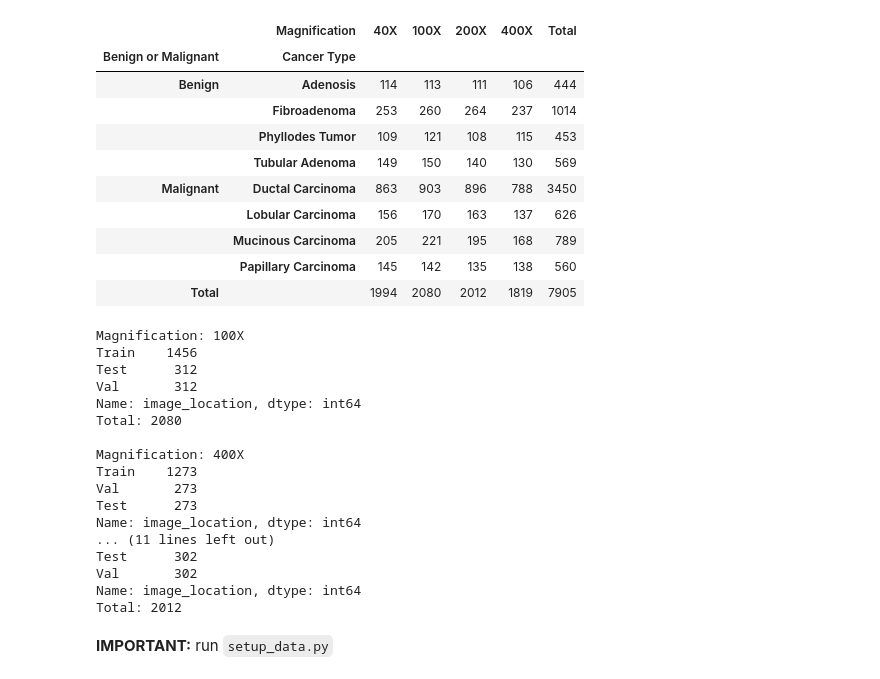
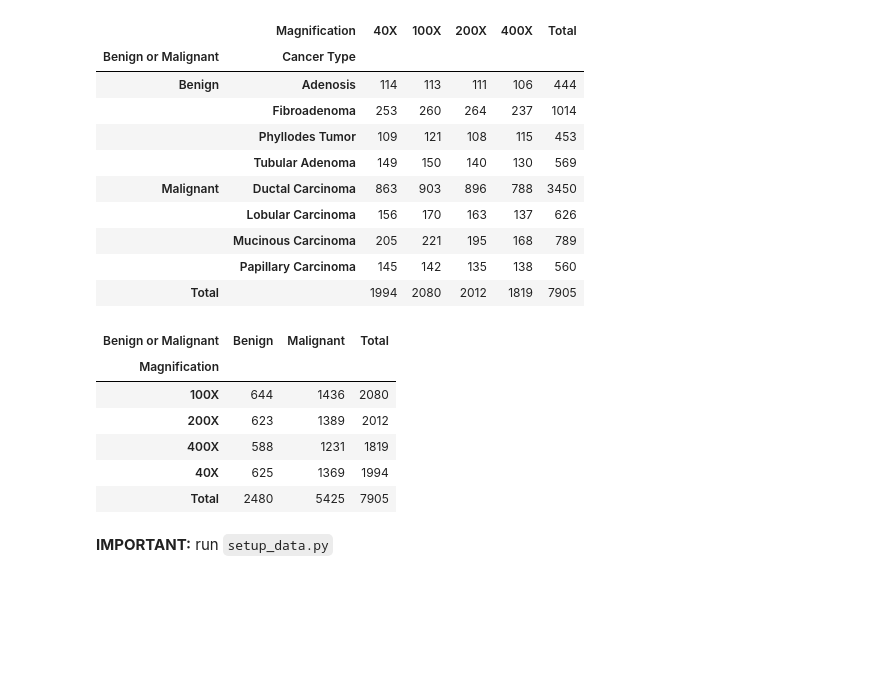
Before and after one commit to master-boda/Deep-Learning, a Jupyter notebook: data_exploration.ipynb, the cells around one changed output. Drawn from its saved outputs; the diff is of its cells as text; code cells hidden in the pictures; blank space fills up the shorter version.

```diff
--- a/data_exploration.ipynb
+++ b/data_exploration.ipynb
@@ -112,31 +112,25 @@ pivot_table
 |  | Mucinous Carcinoma | 205 | 221 | 195 | 168 | 789 |
 |  | Papillary Carcinoma | 145 | 142 | 135 | 138 | 560 |
 | Total |  | 1994 | 2080 | 2012 | 1819 | 7905 |
-# %%
-# count values of image_location
-for magnification in img_metadata_df['Magnification'].unique():
-    print(f"Magnification: {magnification}")
-    counts = img_metadata_df[img_metadata_df['Magnification'] == magnification]['image_location'].value_counts()
-    print(counts)
-    print(f"Total: {counts.sum()}\n")
-# %% [output]
-Magnification: 100X
-Train    1456
-Test      312
-Val       312
-Name: image_location, dtype: int64
-Total: 2080
-
-Magnification: 400X
-Train    1273
-Val       273
-Test      273
-Name: image_location, dtype: int64
-... (11 lines left out)
-Test      302
-Val       302
-Name: image_location, dtype: int64
-Total: 2012
+# %%
+grouped = img_metadata_df.groupby(['Magnification', 'Benign or Malignant']).size().unstack(fill_value=0)
+
+grouped['Total'] = grouped.sum(axis=1)
+
+column_totals = grouped.sum(axis=0)
+grouped.loc['Total'] = column_totals
+
+grouped.reset_index().rename(columns={'index': 'Magnification'})
+
+grouped
+# %% [output]
+| Benign or Malignant | Benign | Malignant | Total |
+| Magnification |  |  |  |
+| 100X | 644 | 1436 | 2080 |
+| 200X | 623 | 1389 | 2012 |
+| 400X | 588 | 1231 | 1819 |
+| 40X | 625 | 1369 | 1994 |
+| Total | 2480 | 5425 | 7905 |
 # %% [markdown]
 **IMPORTANT:** run `setup_data.py`
 # %%
```
